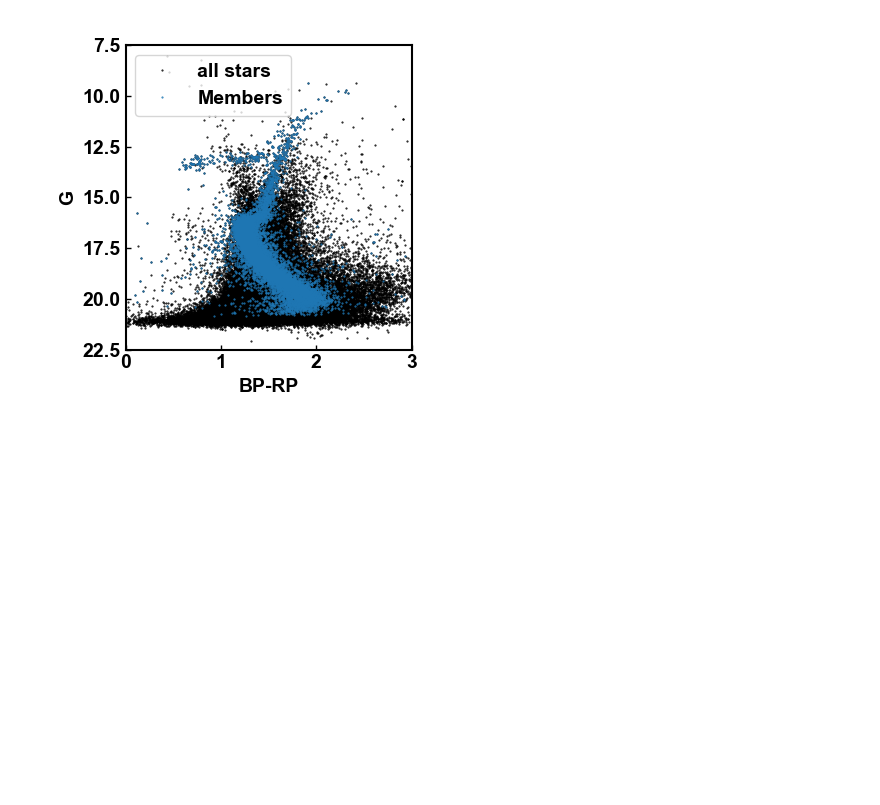
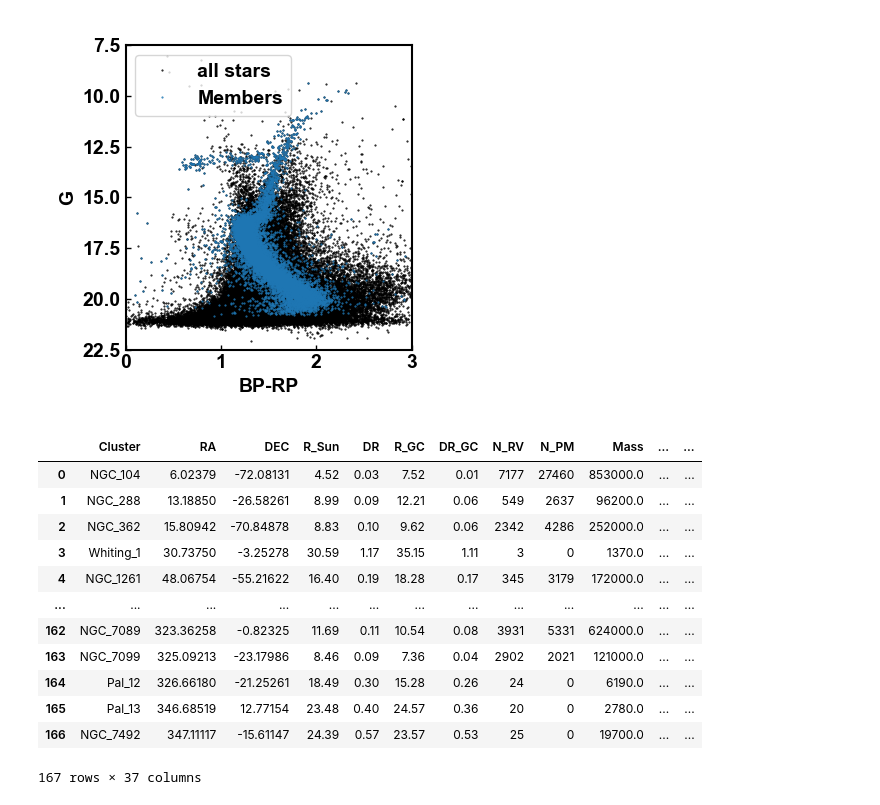
Before and after one commit to cabrera-ziri/decontaminate-CMD, a Jupyter notebook: m4_labels.ipynb, the cells around one changed output. Cells and saved outputs as stored; diff of their text form; code cells hidden in the pictures; blank space fills up the shorter version.

```diff
--- a/m4_labels.ipynb
+++ b/m4_labels.ipynb
@@ -92,2 +102,18 @@ m4.to_csv('data/m4_gaia.csv')
 # %%
 plt.close('all')
+# %%
+gc_data
+# %% [output]
+|  | Cluster | RA | DEC | R_Sun | DR | R_GC | DR_GC | N_RV | N_PM | Mass | ... | ... |
+| 0 | NGC_104 | 6.02379 | -72.08131 | 4.52 | 0.03 | 7.52 | 0.01 | 7177 | 27460 | 853000.0 | ... | ... |
+| 1 | NGC_288 | 13.18850 | -26.58261 | 8.99 | 0.09 | 12.21 | 0.06 | 549 | 2637 | 96200.0 | ... | ... |
+| 2 | NGC_362 | 15.80942 | -70.84878 | 8.83 | 0.10 | 9.62 | 0.06 | 2342 | 4286 | 252000.0 | ... | ... |
+| 3 | Whiting_1 | 30.73750 | -3.25278 | 30.59 | 1.17 | 35.15 | 1.11 | 3 | 0 | 1370.0 | ... | ... |
+| 4 | NGC_1261 | 48.06754 | -55.21622 | 16.40 | 0.19 | 18.28 | 0.17 | 345 | 3179 | 172000.0 | ... | ... |
+| ... | ... | ... | ... | ... | ... | ... | ... | ... | ... | ... | ... | ... |
+| 162 | NGC_7089 | 323.36258 | -0.82325 | 11.69 | 0.11 | 10.54 | 0.08 | 3931 | 5331 | 624000.0 | ... | ... |
+| 163 | NGC_7099 | 325.09213 | -23.17986 | 8.46 | 0.09 | 7.36 | 0.04 | 2902 | 2021 | 121000.0 | ... | ... |
+| 164 | Pal_12 | 326.66180 | -21.25261 | 18.49 | 0.30 | 15.28 | 0.26 | 24 | 0 | 6190.0 | ... | ... |
+| 165 | Pal_13 | 346.68519 | 12.77154 | 23.48 | 0.40 | 24.57 | 0.36 | 20 | 0 | 2780.0 | ... | ... |
+| 166 | NGC_7492 | 347.11117 | -15.61147 | 24.39 | 0.57 | 23.57 | 0.53 | 25 | 0 | 19700.0 | ... | ... |
+167 rows × 37 columns
```
Also changed, not shown: parts of 16 cells of this notebook, 4 other files.
